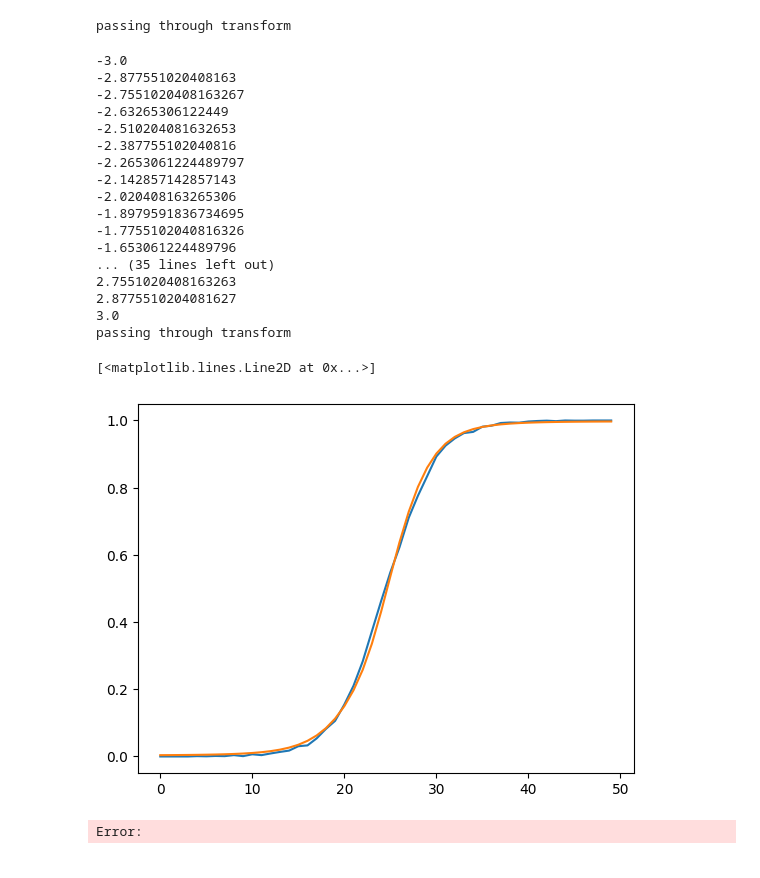
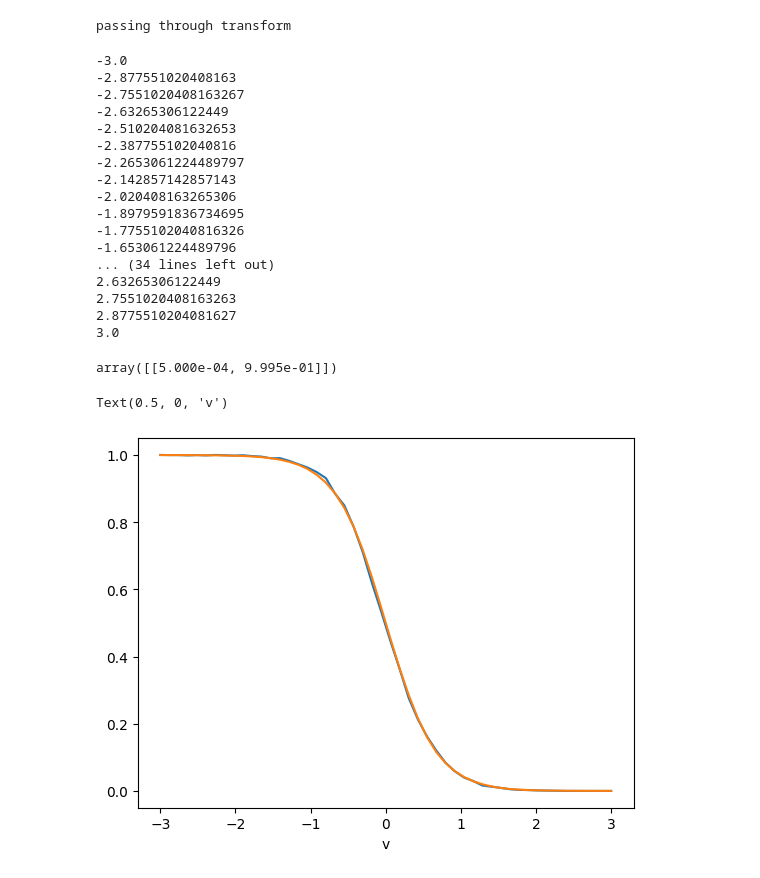
Before and after one commit to AlexanderFengler/LANfactory, a Jupyter notebook: notebooks/test_notebooks/test_jax_network_cpn.ipynb, the cells around one changed output. Saved outputs shown, nothing was run; the diff lists cells and outputs as text; code cells hidden in the pictures.

Commit message:
adding one more test notebook

```diff
--- a/notebooks/test_notebooks/test_jax_network_cpn.ipynb
+++ b/notebooks/test_notebooks/test_jax_network_cpn.ipynb
@@ -72,10 +71,12 @@ my_data["thetas"].shape
 # %%
-network_config = lanfactory.config.network_configs.network_config_mlp
+network_config = deepcopy(lanfactory.config.network_configs.network_config_mlp)
+network_config['layer_sizes'] = [100, 100, 100, 1]
+network_config['activations'] = ['tanh', 'tanh', 'tanh', 'linear']
 
 print("Network config: ")
 print(network_config)
 
-train_config = lanfactory.config.network_configs.train_config_mlp
+train_config = deepcopy(lanfactory.config.network_configs.train_config_mlp)
 
 print("Train config: ")
 print(train_config)
@@ -222,7 +211,7 @@ jax_infer = lanfactory.trainers.MLPJaxFactory(
 )
 # %%
 my_state = jax_infer.load_state_from_file(
-    file_path="data/trained_model/jax/test_run_notebook_cpn_ddm__train_state.jax"
+    file_path="../data/jax_models/" + MODEL + "/test_cpn_cpn_ddm__train_state.jax"
 )
 # %% [output]
 passing through transform
@@ -230,7 +219,7 @@ passing through transform
 forward_pass, forward_pass_jitted = jax_infer.make_forward_partial(
     seed=42,
     input_dim=model_config["n_params"] + 2,
-    state="data/trained_model/jax/test_run_notebook_cpn_ddm__train_state.jax",
+    state="../data/jax_models/" + MODEL + "/test_cpn_cpn_ddm__train_state.jax",
     add_jitted=True,
 )
 # %% [output]
@@ -240,7 +229,7 @@ import jax.numpy as jnp
 import numpy as np
 
 # Test parameters:
-v, a, z, t, theta = 0.5, 1.5, 0.5, 0.3, 0.3
+v, a, z, t = 0.5, 1.5, 0.5, 0.3
 v = np.linspace(-3, 3, 50)
 
 # Comparison simulator run
@@ -248,12 +237,11 @@ choice_p_list = []
 for v_tmp in v:
     print(v_tmp)
     sim_out = ssms.basic_simulators.simulator.simulator(
-        model=MODEL, theta=[v_tmp, a, z, t, theta], n_samples=2000
+        model=MODEL, theta=[v_tmp, a, z, t], n_samples=2000
     )
     choice_p_list.append(
-        np.sum(sim_out["choices"] == 1.0) / sim_out["choices"].shape[0]
+        np.sum(sim_out["choices"] == -1.0) / sim_out["choices"].shape[0]
     )
-
 
 # Make input matric
 input_mat = jnp.zeros((50, 4))
@@ -276,17 +264,21 @@ net_out = forward_pass_jitted(input_mat)
 -1.8979591836734695
 -1.7755102040816326
 -1.653061224489796
-... (35 lines left out)
+... (34 lines left out)
+2.63265306122449
 2.7551020408163263
 2.8775510204081627
 3.0
-passing through transform
+# %%
+sim_out['choice_p']
+# %% [output]
+array([[5.000e-04, 9.995e-01]])
 # %%
 from matplotlib import pyplot as plt
 
-plt.plot(choice_p_list)
-plt.plot(np.exp(net_out))
+plt.plot(input_mat.at[:, 0].set(jnp.array(v))[:, 0], choice_p_list)
+plt.plot(input_mat.at[:, 0].set(jnp.array(v))[:, 0], np.exp(net_out))
+plt.xlabel('v')
 # %% [output]
-[<matplotlib.lines.Line2D at 0x...>]
+Text(0.5, 0, 'v')
-[figure, old version]
+[figure, new version]
-Error:
```
Also changed, not shown: parts of 15 cells of this notebook, 3 other files.
